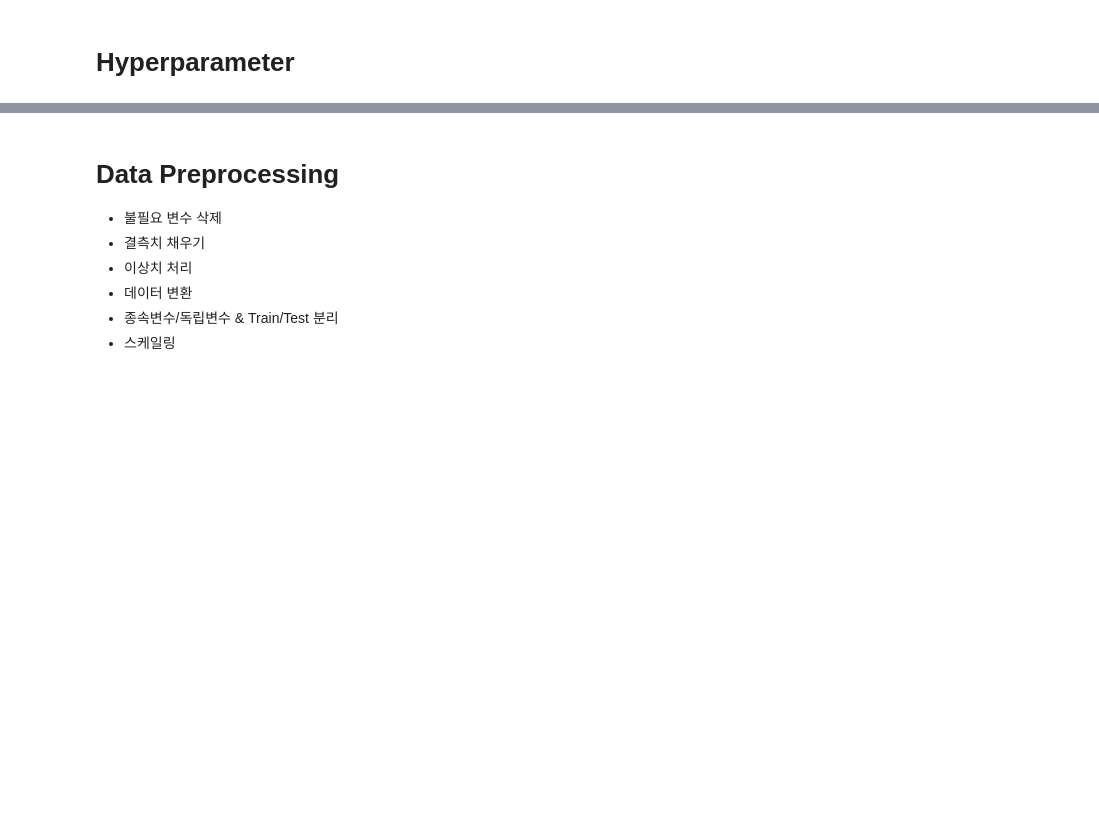
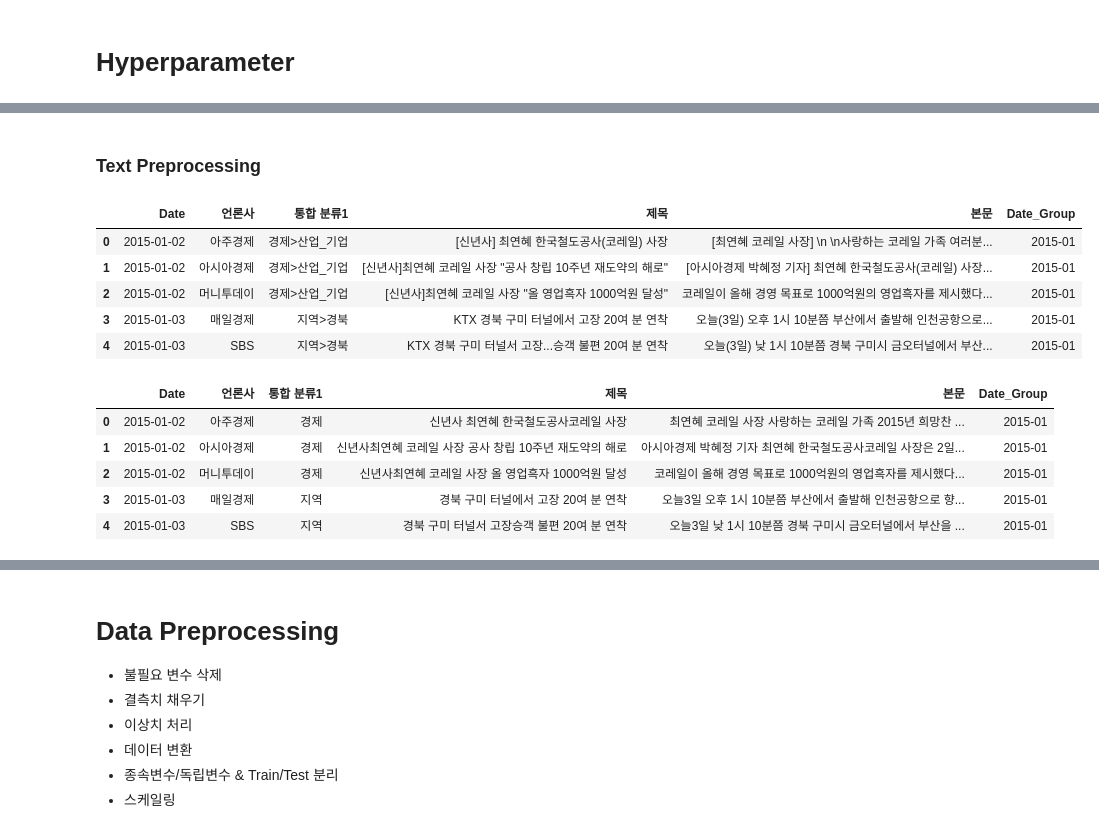
Before and after one commit to thekimk/Lecture-NIA, a Jupyter notebook: BA2_DemandForecasting_DataPreprocessing_KK.ipynb, the cells around one changed output, grey strips where cells are left out. Drawn from its saved outputs; the diff is of its cells as text; code cells hidden in the pictures; blank space fills up the shorter version.

```diff
--- a/BA2_DemandForecasting_DataPreprocessing_KK.ipynb
+++ b/BA2_DemandForecasting_DataPreprocessing_KK.ipynb
@@ -243,0 +320,24 @@ Output hidden; open in https://colab.research.google.com to view.
+# %% [markdown]
+### Text Preprocessing
+# %%
+## 기초 전처리
+display(df_news.head())
+df_news['통합 분류1'] = df_news['통합 분류1']. progress_apply(lambda x: x.split('>')[0])
+df_news['제목'] = df_news['제목'].progress_apply(lambda x: text_preprocessor(x, del_number=False,
+                                                                           del_bracket_content=False))
+df_news['본문'] = df_news['본문'].progress_apply(lambda x: text_preprocessor(x, del_number=False,
+                                                                           del_bracket_content=False))
+display(df_news.head())
+# %% [output]
+|  | Date | 언론사 | 통합 분류1 | 제목 | 본문 | Date_Group |
+| 0 | 2015-01-02 | 아주경제 | 경제>산업_기업 | [신년사] 최연혜 한국철도공사(코레일) 사장 | [최연혜 코레일 사장] \n \n사랑하는 코레일 가족 여러분... | 2015-01 |
+| 1 | 2015-01-02 | 아시아경제 | 경제>산업_기업 | [신년사]최연혜 코레일 사장 "공사 창립 10주년 재도약의 해로" | [아시아경제 박혜정 기자] 최연혜 한국철도공사(코레일) 사장... | 2015-01 |
+| 2 | 2015-01-02 | 머니투데이 | 경제>산업_기업 | [신년사]최연혜 코레일 사장 "올 영업흑자 1000억원 달성" | 코레일이 올해 경영 목표로 1000억원의 영업흑자를 제시했다... | 2015-01 |
+| 3 | 2015-01-03 | 매일경제 | 지역>경북 | KTX 경북 구미 터널에서 고장 20여 분 연착 | 오늘(3일) 오후 1시 10분쯤 부산에서 출발해 인천공항으로... | 2015-01 |
+| 4 | 2015-01-03 | SBS | 지역>경북 | KTX 경북 구미 터널서 고장...승객 불편 20여 분 연착 | 오늘(3일) 낮 1시 10분쯤 경북 구미시 금오터널에서 부산... | 2015-01 |
+|  | Date | 언론사 | 통합 분류1 | 제목 | 본문 | Date_Group |
+| 0 | 2015-01-02 | 아주경제 | 경제 | 신년사 최연혜 한국철도공사코레일 사장 | 최연혜 코레일 사장 사랑하는 코레일 가족 2015년 희망찬 ... | 2015-01 |
+| 1 | 2015-01-02 | 아시아경제 | 경제 | 신년사최연혜 코레일 사장 공사 창립 10주년 재도약의 해로 | 아시아경제 박혜정 기자 최연혜 한국철도공사코레일 사장은 2일... | 2015-01 |
+| 2 | 2015-01-02 | 머니투데이 | 경제 | 신년사최연혜 코레일 사장 올 영업흑자 1000억원 달성 | 코레일이 올해 경영 목표로 1000억원의 영업흑자를 제시했다... | 2015-01 |
+| 3 | 2015-01-03 | 매일경제 | 지역 | 경북 구미 터널에서 고장 20여 분 연착 | 오늘3일 오후 1시 10분쯤 부산에서 출발해 인천공항으로 향... | 2015-01 |
+| 4 | 2015-01-03 | SBS | 지역 | 경북 구미 터널서 고장승객 불편 20여 분 연착 | 오늘3일 낮 1시 10분쯤 경북 구미시 금오터널에서 부산을 ... | 2015-01 |
```
Also changed, not shown: parts of 58 cells of this notebook, 6 other files.
